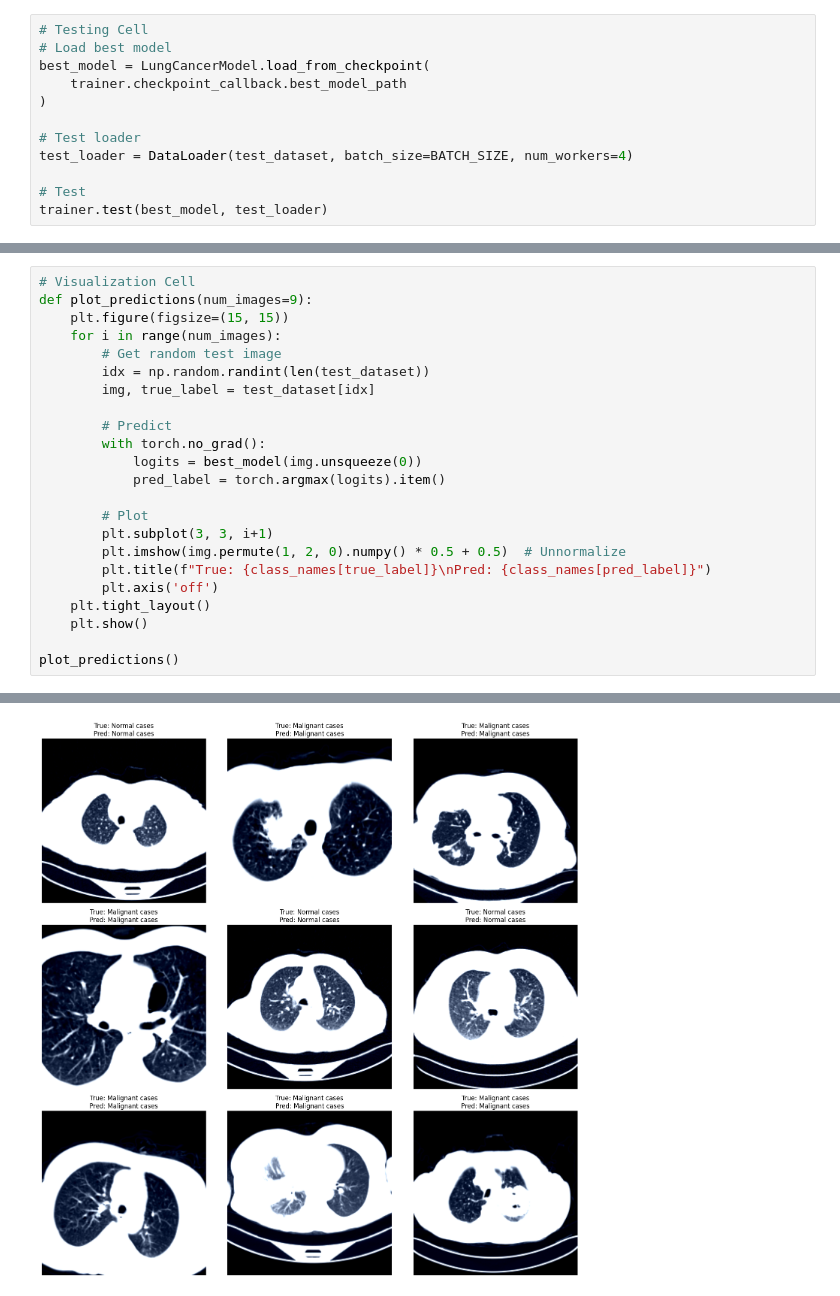
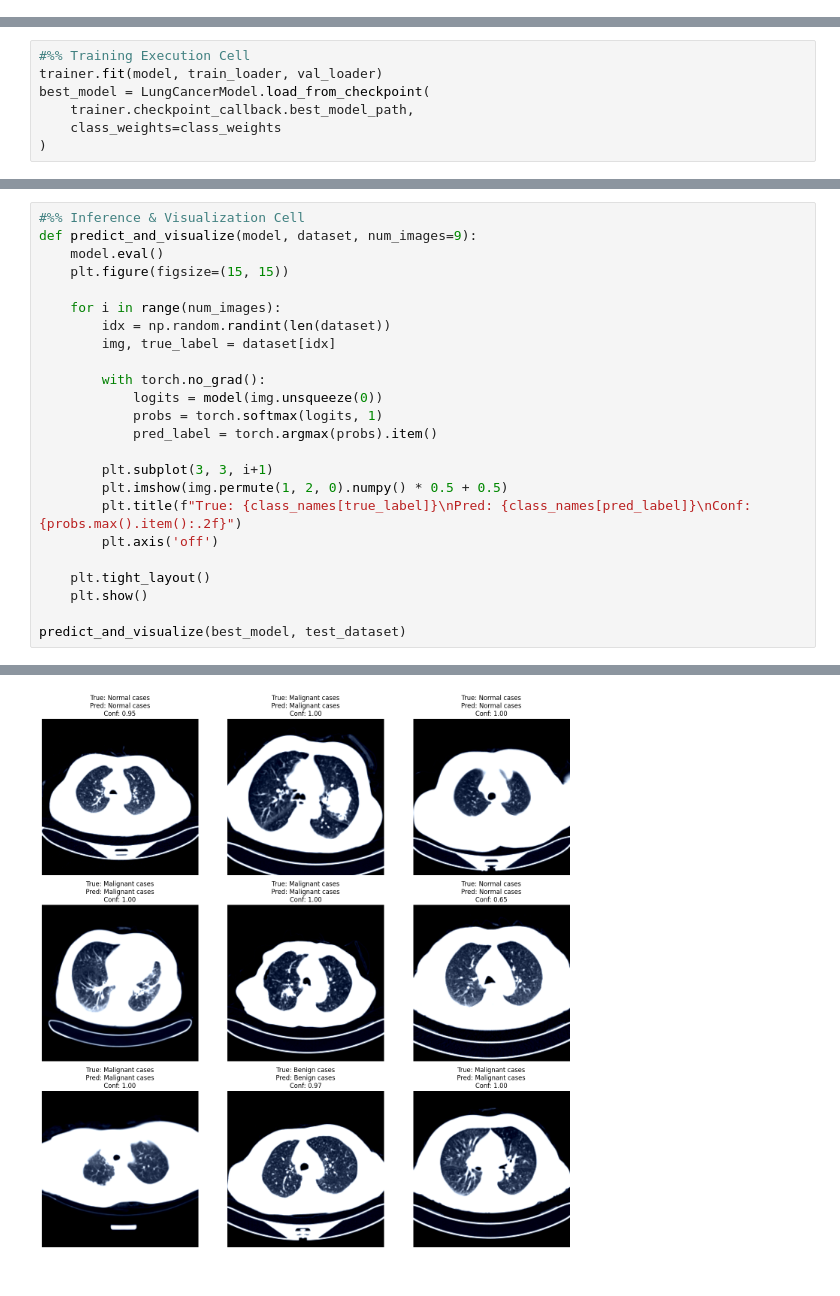
Before and after one commit to Maher1410/AI-diagnostics-in-bone-oncology-for-predicting-bone-metastasis-in-lung-cancer-patients, a Jupyter notebook: swin.ipynb, the cells around one changed output, grey strips where cells are left out. Drawn from its saved outputs; the diff is of its cells as text.

```diff
--- a/swin.ipynb
+++ b/swin.ipynb
@@ -189,12 +237,0 @@ C:\Users\DELL 5540\AppData\Roaming\Python\Python311\site-packages\lightning\pyto
-# %%
-# Testing Cell
-# Load best model
-best_model = LungCancerModel.load_from_checkpoint(
-    trainer.checkpoint_callback.best_model_path
-)
-
-# Test loader
-test_loader = DataLoader(test_dataset, batch_size=BATCH_SIZE, num_workers=4)
-
-# Test
-trainer.test(best_model, test_loader)
@@ -233,0 +238,7 @@ predict(sample_image)
+# %%
+#%% Training Execution Cell
+trainer.fit(model, train_loader, val_loader)
+best_model = LungCancerModel.load_from_checkpoint(
+    trainer.checkpoint_callback.best_model_path,
+    class_weights=class_weights
+)
@@ -234,34 +338,35 @@ predict(sample_image)
 # %%
-# Visualization Cell
-def plot_predictions(num_images=9):
+#%% Inference & Visualization Cell
+def predict_and_visualize(model, dataset, num_images=9):
+    model.eval()
     plt.figure(figsize=(15, 15))
+
     for i in range(num_images):
-        # Get random test image
-        idx = np.random.randint(len(test_dataset))
-        img, true_label = test_dataset[idx]
+        idx = np.random.randint(len(dataset))
+        img, true_label = dataset[idx]
 
-        # Predict
         with torch.no_grad():
-            logits = best_model(img.unsqueeze(0))
-            pred_label = torch.argmax(logits).item()
+            logits = model(img.unsqueeze(0))
+            probs = torch.softmax(logits, 1)
+            pred_label = torch.argmax(probs).item()
 
-        # Plot
         plt.subplot(3, 3, i+1)
-        plt.imshow(img.permute(1, 2, 0).numpy() * 0.5 + 0.5)  # Unnormalize
-        plt.title(f"True: {class_names[true_label]}\nPred: {class_names[pred_label]}")
+        plt.imshow(img.permute(1, 2, 0).numpy() * 0.5 + 0.5)
+        plt.title(f"True: {class_names[true_label]}\nPred: {class_names[pred_label]}\nConf: {probs.max().item():.2f}")
         plt.axis('off')
+
     plt.tight_layout()
     plt.show()
 
-plot_predictions()
+predict_and_visualize(best_model, test_dataset)
 # %% [output]
 Clipping input data to the valid range for imshow with RGB data ([0..1] for floats or [0..255] for integers).
 Clipping input data to the valid range for imshow with RGB data ([0..1] for floats or [0..255] for integers).
 Clipping input data to the valid range for imshow with RGB data ([0..1] for floats or [0..255] for integers).
 Clipping input data to the valid range for imshow with RGB data ([0..1] for floats or [0..255] for integers).
 Clipping input data to the valid range for imshow with RGB data ([0..1] for floats or [0..255] for integers).
 Clipping input data to the valid range for imshow with RGB data ([0..1] for floats or [0..255] for integers).
 Clipping input data to the valid range for imshow with RGB data ([0..1] for floats or [0..255] for integers).
 Clipping input data to the valid range for imshow with RGB data ([0..1] for floats or [0..255] for integers).
 Clipping input data to the valid range for imshow with RGB data ([0..1] for floats or [0..255] for integers).
-[figure, old version]
+[figure, new version]
```
Also changed, not shown: parts of 11 cells of this notebook.
